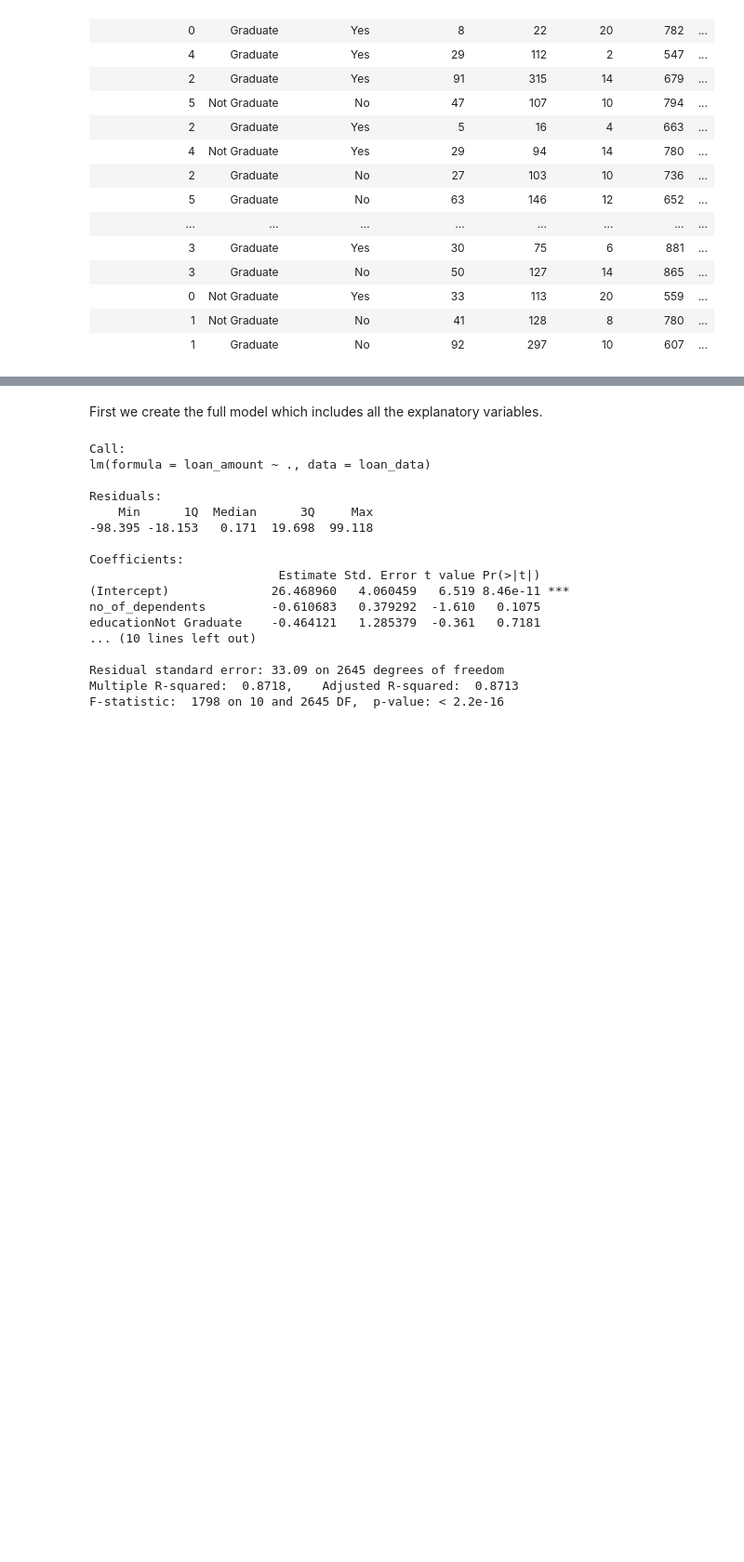
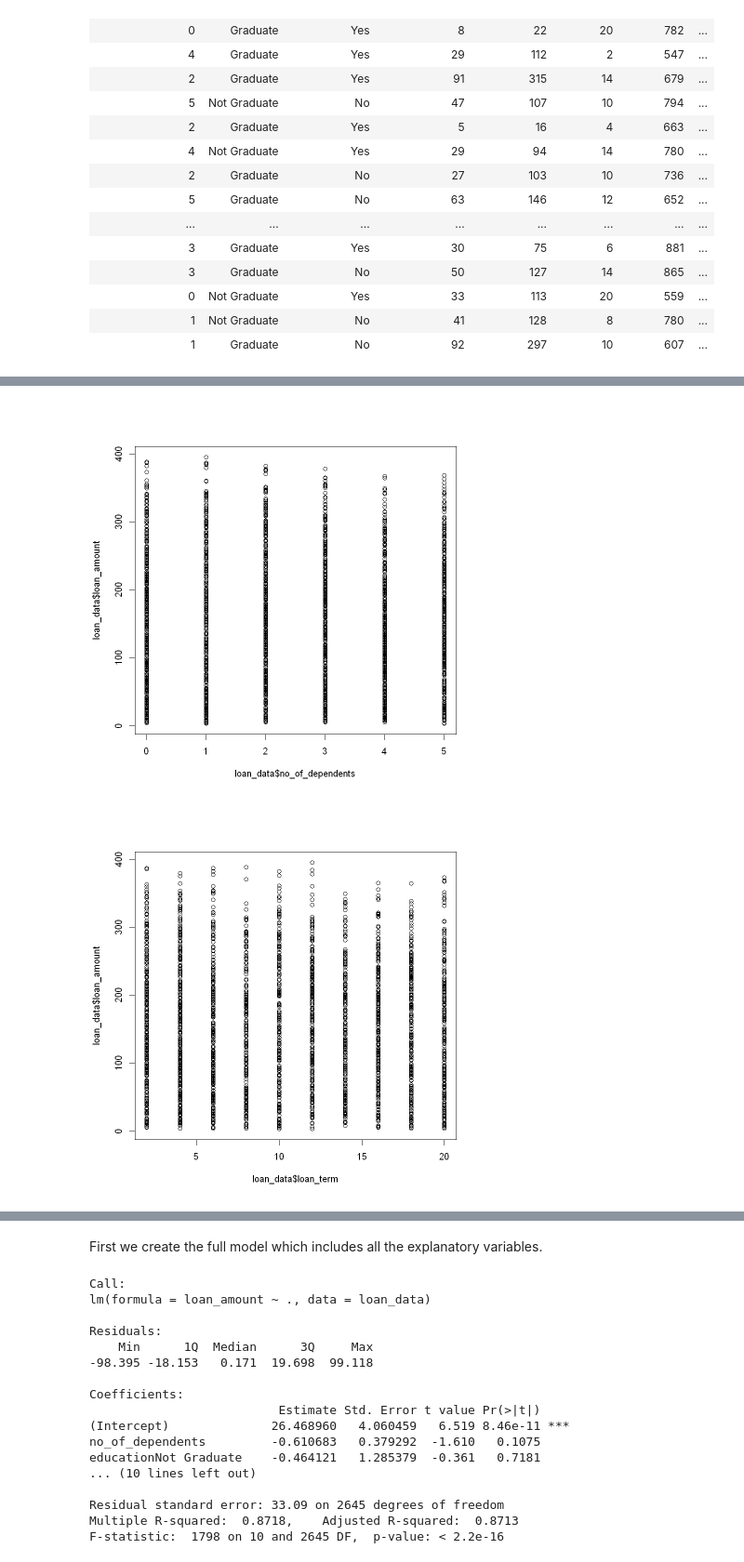
Before and after one commit to bc2003/A2-Project, a Jupyter notebook: Stat306_GroupProject_version2.ipynb, the cells around one changed output, grey strips where cells are left out. Shown: that part at 93% size. Drawn from its saved outputs; the diff is of its cells as text; code cells hidden in the pictures; blank space fills up the shorter version.

```diff
--- a/Stat306_GroupProject_version2.ipynb
+++ b/Stat306_GroupProject_version2.ipynb
@@ -89,0 +90,12 @@ plot(loan_data$income_annum,loan_data$loan_amount)
+# %%
+# same thing as above, preliminary analysis of what may or may not affect loan amounts
+plot(loan_data$no_of_dependents,loan_data$loan_amount)
+plot(loan_data$loan_term,loan_data$loan_amount)
+plot(loan_data$cibil_score,loan_data$loan_amount)
+plot(loan_data$residential_assets_value,loan_data$loan_amount)
+plot(loan_data$commercial_assets_value,loan_data$loan_amount)
+plot(loan_data$luxury_assets_value,loan_data$loan_amount)
+plot(loan_data$bank_asset_value,loan_data$loan_amount)
+# %% [output]
+[figure, added]
+[figure, added]
```
Also changed, not shown: parts of 9 cells of this notebook.
